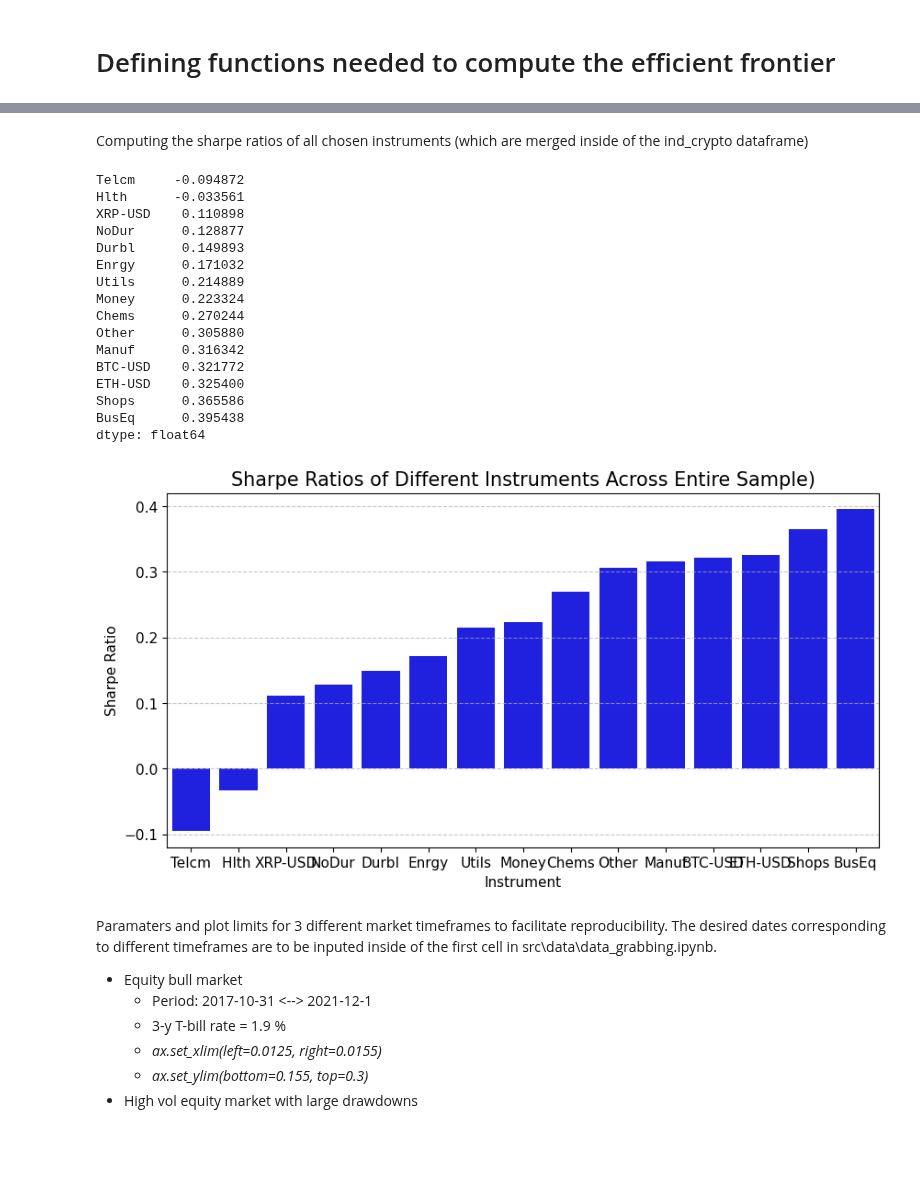
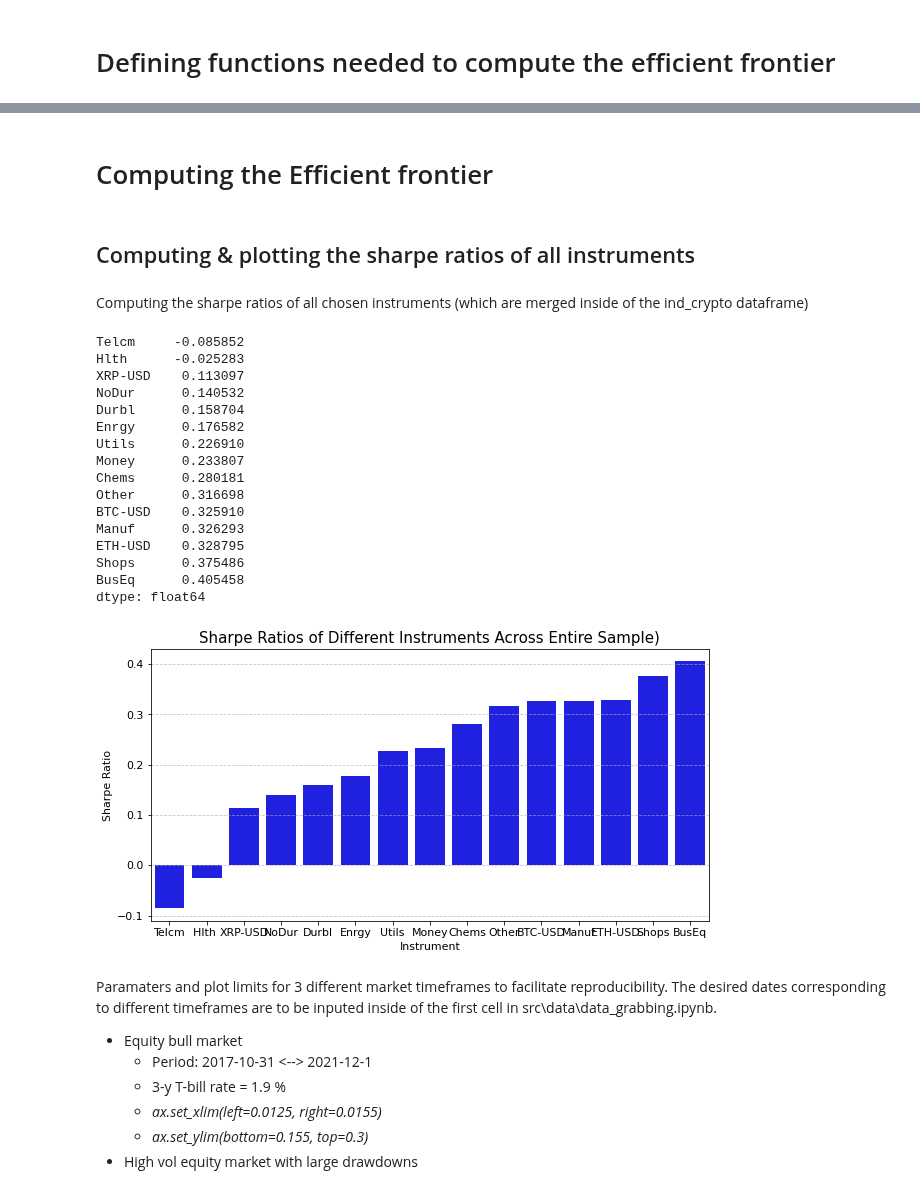
Before and after one commit to fairwayfinder/crypto-mean-variance-frontier, a Jupyter notebook: notebooks/MAIN.ipynb, the cells around one changed output, grey strips where cells are left out. Cells and saved outputs as stored; diff of their text form; code cells hidden in the pictures; blank space fills up the shorter version.

```diff
--- a/notebooks/MAIN.ipynb
+++ b/notebooks/MAIN.ipynb
@@ -14,14 +15,15 @@ import scipy.optimize as opt
 import matplotlib.pyplot as plt
 import textwrap # Do we really need this? maybe just make a sub title?
 import seaborn as sns
+import sys
 
 TICKERS_CRYPTO = ["BTC-USD", "ETH-USD", "XRP-USD"] # make this more elegant with an import from the config file (maybe make it JSON, to avoid the annoying import porblem)
 
 # Paramaters
-rf = 0.0215 # Risk-free rate
+rf = 0.019 # Risk-free rate
 periods_per_year = 260 # Number of trading days per year
 # %%
-ind_crypto = pd.read_csv('../data/dataset.csv', parse_dates=True, index_col='Date')
+ind_crypto = pd.read_csv('../data/processed/industry_crypto_returns.csv', parse_dates=True, index_col='Date')
 
 # defining lists of assets used later in optmizer:
 industry_and_crypto = ind_crypto.columns.values.tolist()
@@ -84,8 +116,0 @@ The `sharpe_ratio` function computes the annualized sharpe ratio representing th
-# %%
-def sharpe_ratio(r, riskfree_rate, periods_per_year):
-    # convert the annual riskfree rate to per period
-    rf_per_period = (1+riskfree_rate)**(1/periods_per_year)-1
-    excess_ret = r - rf_per_period
-    ann_ex_ret = annualize_rets(excess_ret, periods_per_year)
-    ann_vol = annualize_vol(r, periods_per_year)
-    return ann_ex_ret/ann_vol
@@ -152,3 +117,7 @@ def portfolio_return(weights, returns):
+# %% [markdown]
+# Computing the Efficient frontier
+# %% [markdown]
+## Computing & plotting the sharpe ratios of all instruments
 # %% [markdown]
 Computing the sharpe ratios of all chosen instruments (which are merged inside of the ind_crypto dataframe)
 # %%
@@ -156,39 +125,41 @@ Computing the sharpe ratios of all chosen instruments (which are merged inside o
 industry_SR = sharpe_ratio(ind_crypto, rf, periods_per_year).sort_values()
 industry_SR
 # %% [output]
-Telcm     -0.094872
-Hlth      -0.033561
-XRP-USD    0.110898
-NoDur      0.128877
-Durbl      0.149893
-Enrgy      0.171032
-Utils      0.214889
-Money      0.223324
-Chems      0.270244
-Other      0.305880
-Manuf      0.316342
-BTC-USD    0.321772
-ETH-USD    0.325400
-Shops      0.365586
-BusEq      0.395438
+Telcm     -0.085852
+Hlth      -0.025283
+XRP-USD    0.113097
+NoDur      0.140532
+Durbl      0.158704
+Enrgy      0.176582
+Utils      0.226910
+Money      0.233807
+Chems      0.280181
+Other      0.316698
+BTC-USD    0.325910
+Manuf      0.326293
+ETH-USD    0.328795
+Shops      0.375486
+BusEq      0.405458
 dtype: float64
 # %%
+industry_SR = sharpe_ratio(ind_crypto, rf, periods_per_year).sort_values()
+
 data = {'Sharpe Ratio': industry_SR}
 df = pd.DataFrame(data)
 
 # Plotting the temperature plot using seaborn
 plt.figure(figsize=(10, 5))  # Adjust the size here
 sns.barplot(x=df.index, y='Sharpe Ratio', data=df, color='b')
 plt.title('Sharpe Ratios of Different Instruments Across Entire Sample)', fontsize=15)
 plt.xlabel('Instrument', fontsize=11)
 plt.ylabel('Sharpe Ratio', fontsize=11)
 plt.xticks(fontsize=11)
 plt.yticks(fontsize=11)
 plt.grid(axis='y', linestyle='--', alpha=0.7)
 plt.savefig("../Reports/figures/SR_Entire_Sample.png")
 plt.show()
 # %% [output]
-[figure, old version]
+[figure, new version]
 # %% [markdown]
 Paramaters and plot limits for 3 different market timeframes to facilitate reproducibility. The desired dates corresponding to different timeframes are to be inputed inside of the first cell in src\data\data_grabbing.ipynb.
 
```
Also changed, not shown: parts of 29 cells of this notebook, 3 other files.
